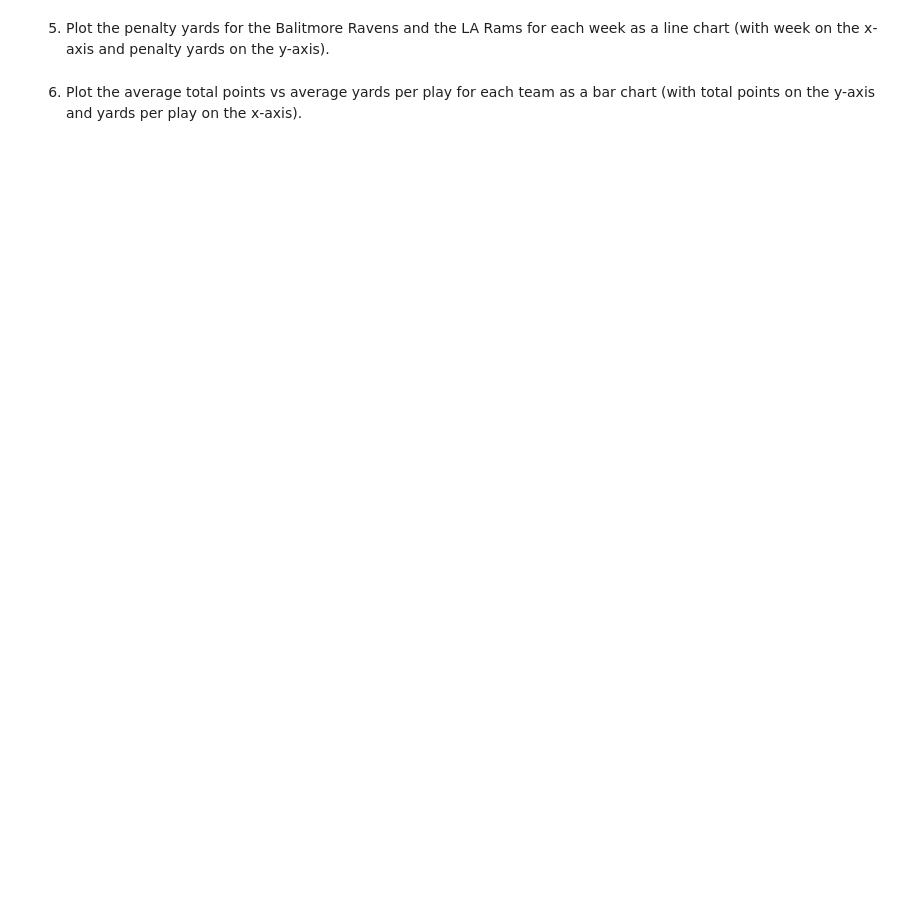
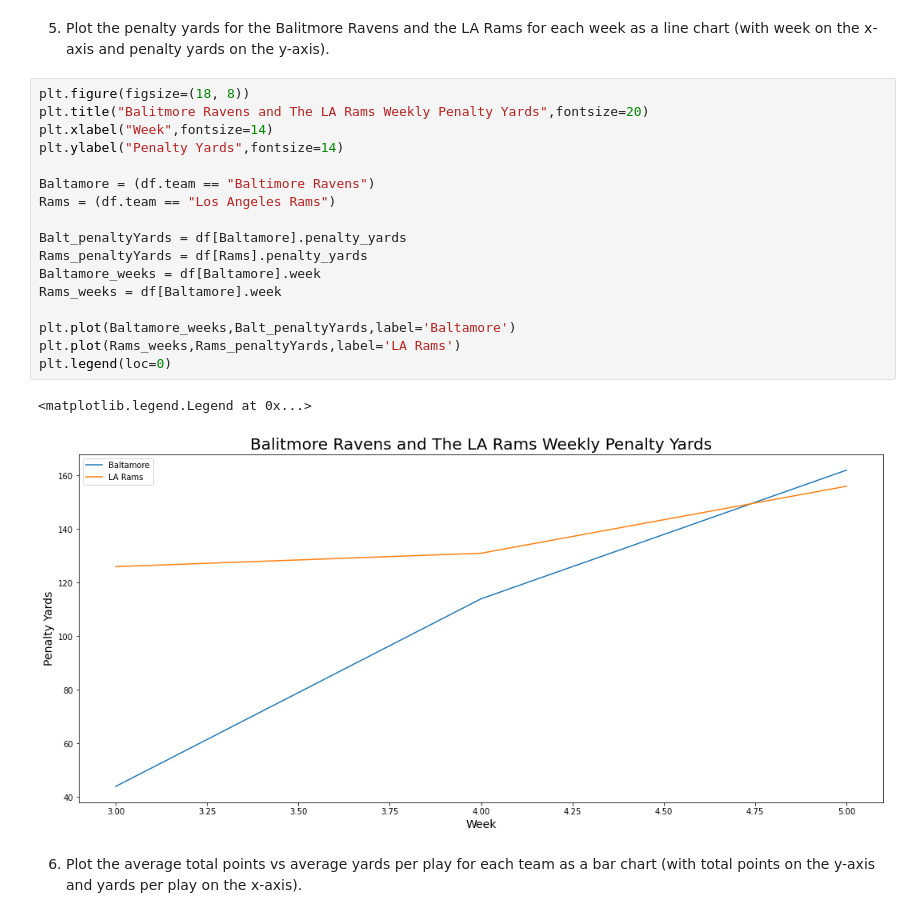
Before and after one commit to allisoncwalker/cis277-fa22-Lab5, a Jupyter notebook: Lab5.ipynb, the cells around one changed output. Drawn from its saved outputs; the diff is of its cells as text; blank space fills up the shorter version.

```diff
--- a/Lab5.ipynb
+++ b/Lab5.ipynb
@@ -55,4 +84,24 @@ barhplot
 # %% [markdown]
 5. Plot the penalty yards for the Balitmore Ravens and the LA Rams for each week as a line chart (with week on the x-axis and penalty yards on the y-axis).
+# %%
+plt.figure(figsize=(18, 8))
+plt.title("Balitmore Ravens and The LA Rams Weekly Penalty Yards",fontsize=20)
+plt.xlabel("Week",fontsize=14)
+plt.ylabel("Penalty Yards",fontsize=14)
+
+Baltamore = (df.team == "Baltimore Ravens")
+Rams = (df.team == "Los Angeles Rams")
+
+Balt_penaltyYards = df[Baltamore].penalty_yards
+Rams_penaltyYards = df[Rams].penalty_yards
+Baltamore_weeks = df[Baltamore].week
+Rams_weeks = df[Baltamore].week
+
+plt.plot(Baltamore_weeks,Balt_penaltyYards,label='Baltamore')
+plt.plot(Rams_weeks,Rams_penaltyYards,label='LA Rams')
+plt.legend(loc=0)
+# %% [output]
+<matplotlib.legend.Legend at 0x...>
+[figure, added]
 # %% [markdown]
 6. Plot the average total points vs average yards per play for each team as a bar chart (with total points on the y-axis and yards per play on the x-axis).
```
Also changed, not shown: parts of 6 cells of this notebook.
